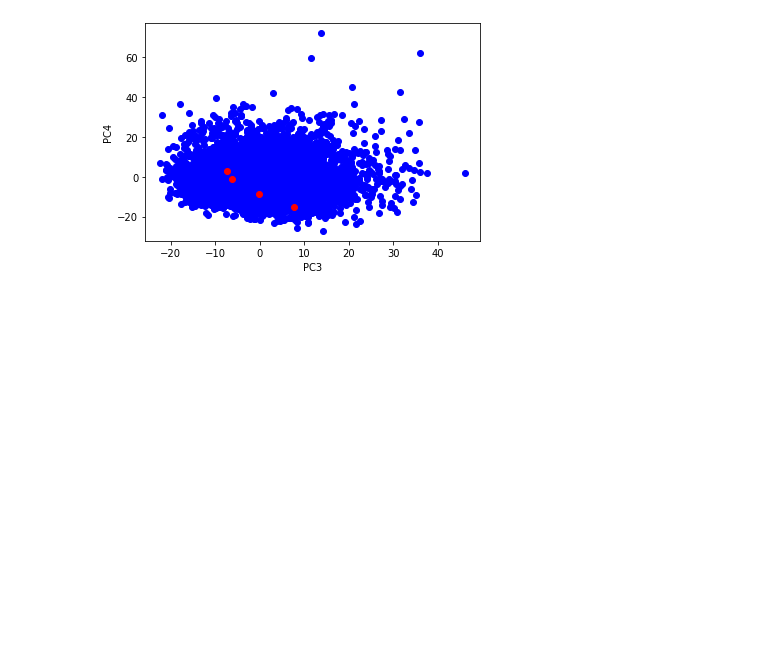
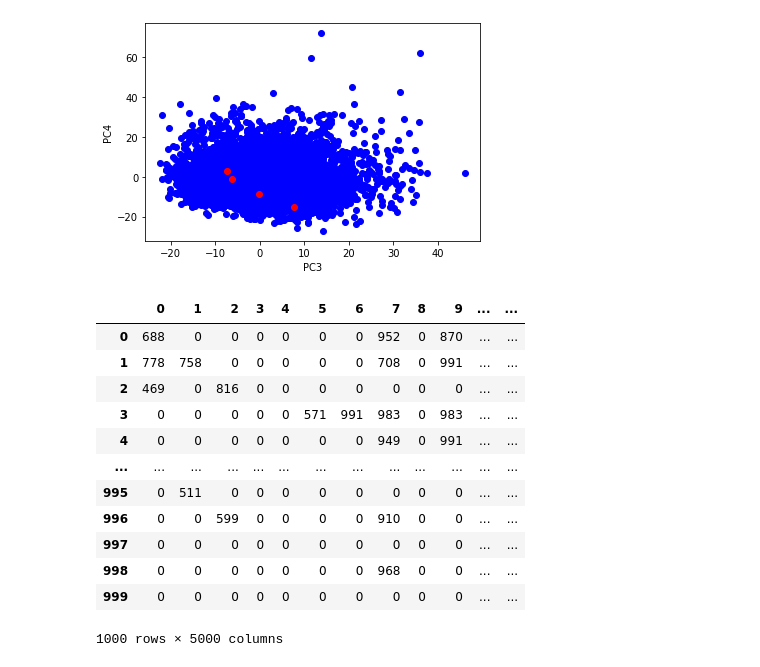
Before and after one commit to USF-CS-663-Spring-2020/lab-03-pca-Xinqi-Zhang-USF, a Jupyter notebook: gisette.ipynb, the cells around one changed output. Cells and saved outputs as stored; diff of their text form; code cells hidden in the pictures; blank space fills up the shorter version.

```diff
--- a/gisette.ipynb
+++ b/gisette.ipynb
@@ -86,3 +86,21 @@ for target, color in zip(targets, colors):
                c = color)
 # %% [output]
 [figure]
+# %%
+import pandas as pd
+df = pd.read_csv('gisette_valid.data', header = None, delim_whitespace = True)
+df
+# %% [output]
+|  | 0 | 1 | 2 | 3 | 4 | 5 | 6 | 7 | 8 | 9 | ... | ... |
+| 0 | 688 | 0 | 0 | 0 | 0 | 0 | 0 | 952 | 0 | 870 | ... | ... |
+| 1 | 778 | 758 | 0 | 0 | 0 | 0 | 0 | 708 | 0 | 991 | ... | ... |
+| 2 | 469 | 0 | 816 | 0 | 0 | 0 | 0 | 0 | 0 | 0 | ... | ... |
+| 3 | 0 | 0 | 0 | 0 | 0 | 571 | 991 | 983 | 0 | 983 | ... | ... |
+| 4 | 0 | 0 | 0 | 0 | 0 | 0 | 0 | 949 | 0 | 991 | ... | ... |
+| ... | ... | ... | ... | ... | ... | ... | ... | ... | ... | ... | ... | ... |
+| 995 | 0 | 511 | 0 | 0 | 0 | 0 | 0 | 0 | 0 | 0 | ... | ... |
+| 996 | 0 | 0 | 599 | 0 | 0 | 0 | 0 | 910 | 0 | 0 | ... | ... |
+| 997 | 0 | 0 | 0 | 0 | 0 | 0 | 0 | 0 | 0 | 0 | ... | ... |
+| 998 | 0 | 0 | 0 | 0 | 0 | 0 | 0 | 968 | 0 | 0 | ... | ... |
+| 999 | 0 | 0 | 0 | 0 | 0 | 0 | 0 | 0 | 0 | 0 | ... | ... |
+1000 rows × 5000 columns
```
Also changed, not shown: parts of 6 cells of this notebook, 1 other file.
